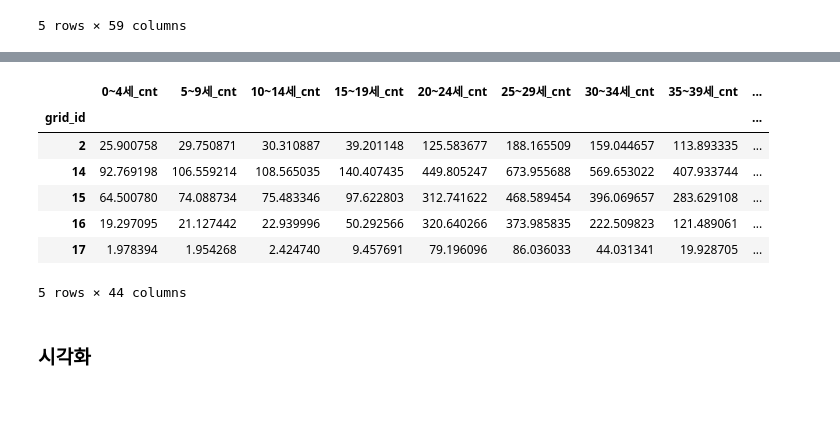
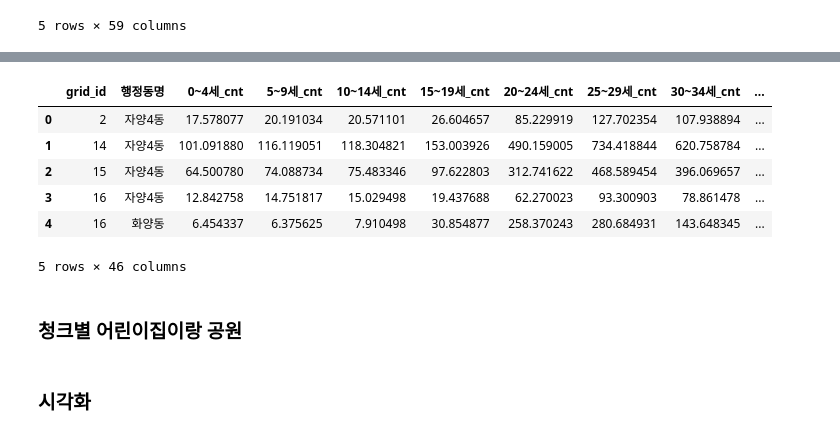
Before and after one commit to hsrhee97/Chill_Gwang_Team, a Jupyter notebook: 한상_0420.ipynb, the cells around one changed output, grey strips where cells are left out. Saved outputs shown, nothing was run; the diff lists cells and outputs as text; code cells hidden in the pictures; blank space fills up the shorter version.

```diff
--- a/한상_0420.ipynb
+++ b/한상_0420.ipynb
@@ -11,7 +11,7 @@ from pathlib import Path
 BASE_DIR        = Path('Data')                     # Data 폴더가 루트
 CSV_VILLA_PATH  = BASE_DIR / '빌라_행정동매핑.csv'
 CSV_RATIO_PATH  = BASE_DIR / '행정동별_인구비율_데이터.csv'
-SHP_EMD_PATH    = BASE_DIR / 'emd_20230729 (1)' / 'emd.shp'
+SHP_EMD_PATH    = BASE_DIR / '3. 2024년 2분기 기준 행정동 경계/bnd_dong_00_2024_2Q.shp'
 OUT_CSV_PATH    = BASE_DIR / 'chunk_population_ratio.csv'
 
 
@@ -91,38 +185,60 @@ villa.head()
 # %%
-# 셀 5 ─ 격자별 집계 + 비율 계산
-cnt_cols = [f'{c}_cnt' for c in age_cols]
-agg      = {c: 'sum' for c in cnt_cols}
-agg.update({'세대수': 'sum'})
+# ────────────────────────────────────────────────────────
+# 셀 5 ─ 청크 × 행정동별 집계 + 총인구·비율 계산
+# ────────────────────────────────────────────────────────
+# 0) 변수 설정 ── 동 이름 열
+VILLA_EMD_COL = "행정동명"   # 빌라 CSV 쪽 열 이름
+RATIO_EMD_COL = "행정동"     # ratio_df  쪽 열 이름
+
+# 1) 빌라 ← 연령대 비율 CSV 머지 (필요 시 한 번만 실행)
+age_cols = [c for c in ratio_df.columns if ("~" in c) or ("이상" in c)]
+merge_cols = [RATIO_EMD_COL, "인구/세대_비율"] + age_cols
+
+if "인구/세대_비율" not in villa.columns:       # 머지 안 했을 때만
+    villa = (
+        villa.merge(
+            ratio_df[merge_cols],
+            left_on=VILLA_EMD_COL,
+            right_on=RATIO_EMD_COL,
+            how="left"
+        )
+        .drop(columns=[RATIO_EMD_COL])           # 중복 열 제거
+    )
+
+    # *_cnt 컬럼 만들기
+    for col in age_cols:
+        villa[f"{col}_cnt"] = (
+            villa["세대수"] * villa["인구/세대_비율"] * villa[col]
+        ).round().astype(int)
+
+# 2) 집계 ── 청크(grid_id) × 행정동
+cnt_cols = [f"{c}_cnt" for c in age_cols]
+agg_dict = {c: "sum" for c in cnt_cols}
+agg_dict.update({"세대수": "sum"})
 
 chunk = (
-    villa.dropna(subset=['grid_id'])
-         .groupby('grid_id')
-         .agg(agg)
+    villa.dropna(subset=["grid_id"])
+         .groupby(["grid_id", VILLA_EMD_COL])   # ★ 청크 × 동
+         .agg(agg_dict)
+         .reset_index()
 )
 
-# 총인구
-chunk['총인구'] = chunk[cnt_cols].sum(axis=1)
+# 3) 총인구 + 연령대 비율(소수점 4자리)
+chunk["총인구"] = chunk[cnt_cols].sum(axis=1)
 
-# 연령대별 비율 계산
-ratio_cols = []
 for c in cnt_cols:
-    r = c.replace('_cnt', '_비율')
-    chunk[r] = chunk[c] / chunk['총인구']
-    ratio_cols.append(r)
-
-# 비율을 소수점 4자리로 반올림
-chunk[ratio_cols] = chunk[ratio_cols].round(4)
+    ratio_col = c.replace("_cnt", "_비율")
+    chunk[ratio_col] = (chunk[c] / chunk["총인구"]).round(4)
 
 chunk.head()
 # %% [output]
-|  | 0~4세_cnt | 5~9세_cnt | 10~14세_cnt | 15~19세_cnt | 20~24세_cnt | 25~29세_cnt | 30~34세_cnt | 35~39세_cnt | ... |
-| grid_id |  |  |  |  |  |  |  |  | ... |
-| 2 | 25.900758 | 29.750871 | 30.310887 | 39.201148 | 125.583677 | 188.165509 | 159.044657 | 113.893335 | ... |
-| 14 | 92.769198 | 106.559214 | 108.565035 | 140.407435 | 449.805247 | 673.955688 | 569.653022 | 407.933744 | ... |
-| 15 | 64.500780 | 74.088734 | 75.483346 | 97.622803 | 312.741622 | 468.589454 | 396.069657 | 283.629108 | ... |
-| 16 | 19.297095 | 21.127442 | 22.939996 | 50.292566 | 320.640266 | 373.985835 | 222.509823 | 121.489061 | ... |
-| 17 | 1.978394 | 1.954268 | 2.424740 | 9.457691 | 79.196096 | 86.036033 | 44.031341 | 19.928705 | ... |
+|  | grid_id | 행정동명 | 0~4세_cnt | 5~9세_cnt | 10~14세_cnt | 15~19세_cnt | 20~24세_cnt | 25~29세_cnt | 30~34세_cnt | ... |
+| 0 | 2 | 자양4동 | 17.578077 | 20.191034 | 20.571101 | 26.604657 | 85.229919 | 127.702354 | 107.938894 | ... |
+| 1 | 14 | 자양4동 | 101.091880 | 116.119051 | 118.304821 | 153.003926 | 490.159005 | 734.418844 | 620.758784 | ... |
+| 2 | 15 | 자양4동 | 64.500780 | 74.088734 | 75.483346 | 97.622803 | 312.741622 | 468.589454 | 396.069657 | ... |
+| 3 | 16 | 자양4동 | 12.842758 | 14.751817 | 15.029498 | 19.437688 | 62.270023 | 93.300903 | 78.861478 | ... |
+| 4 | 16 | 화양동 | 6.454337 | 6.375625 | 7.910498 | 30.854877 | 258.370243 | 280.684931 | 143.648345 | ... |
-5 rows × 44 columns
+5 rows × 46 columns
 # %%
 # merge 이후
 chunk_gdf = grid.merge(chunk, on='grid_id', how='left')
@@ -133,5 +249,7 @@ chunk_gdf = chunk_gdf[cols]
 
 # CSV 저장
 chunk_gdf.to_csv(OUT_CSV_PATH, index=False, encoding='utf-8-sig')
+# %% [markdown]
+### 청크별 어린이집이랑 공원
 # %% [markdown]
 ### 시각화
```
Also changed, not shown: parts of 8 cells of this notebook.
